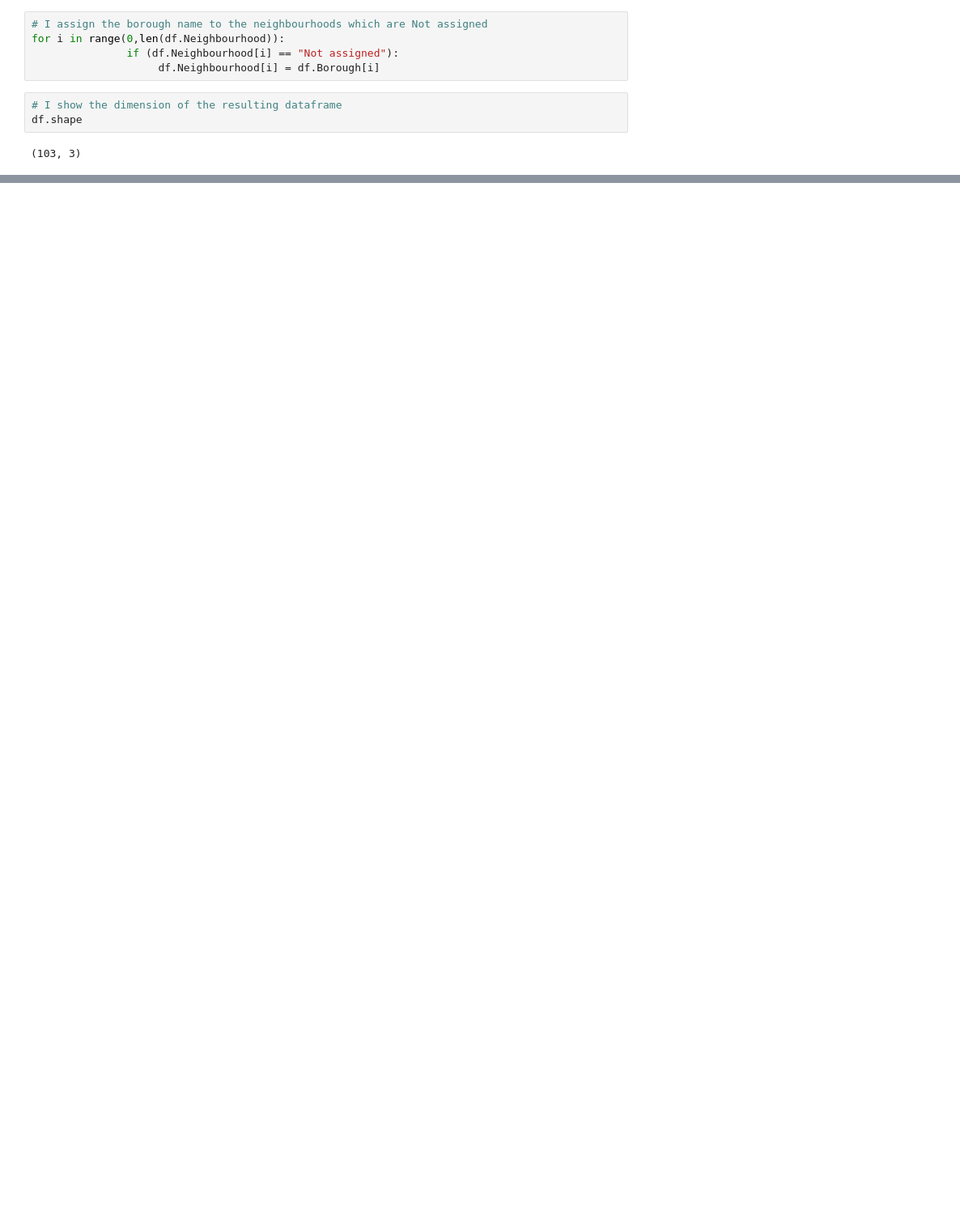
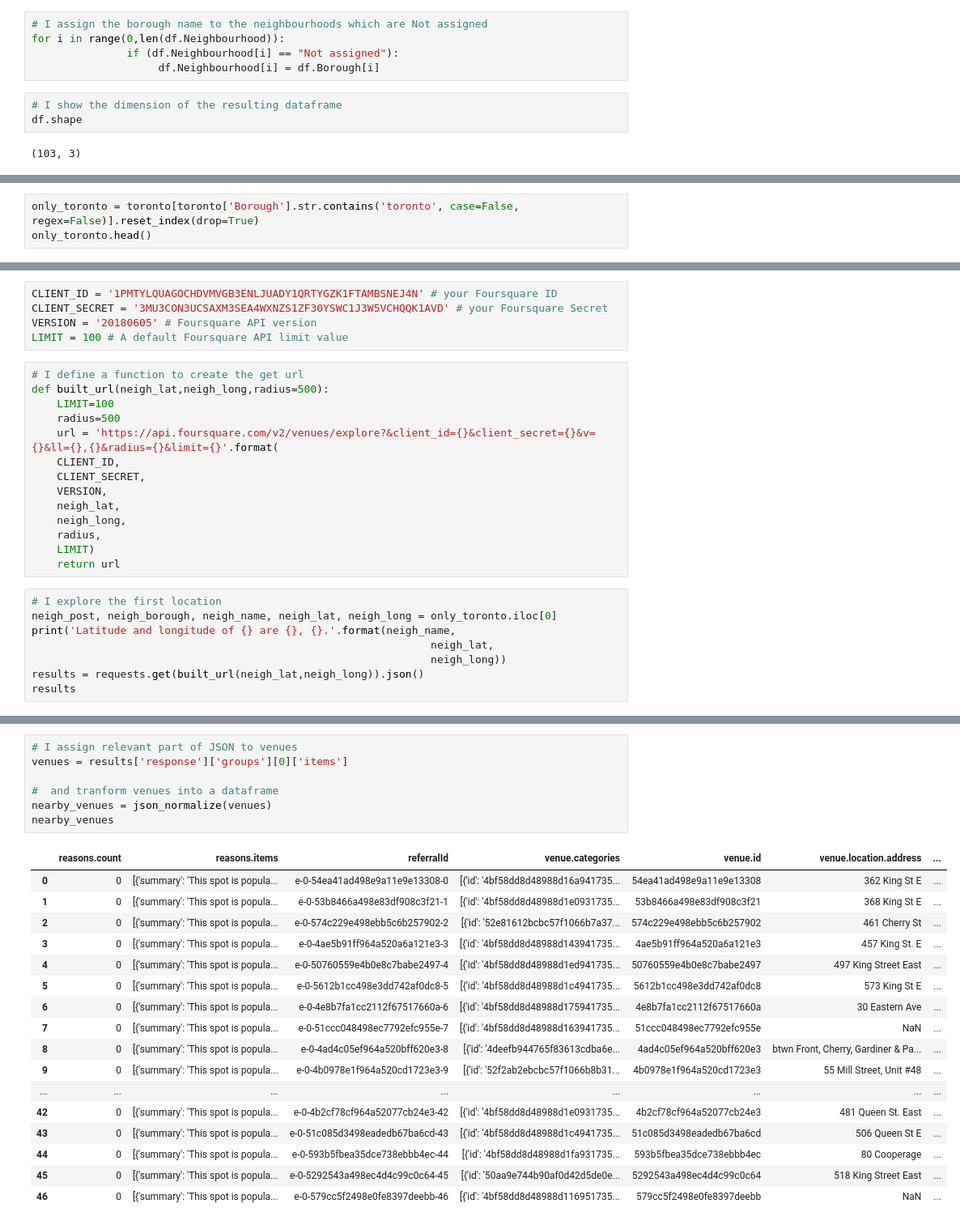
Before and after one commit to fclauss/Coursera_Capstone, a Jupyter notebook: Capstone_Data_Science.ipynb, the cells around one changed output, grey strips where cells are left out. Shown at 81% size. Cells and saved outputs as stored; diff of their text form; blank space fills up the shorter version.

```diff
--- a/Capstone_Data_Science.ipynb
+++ b/Capstone_Data_Science.ipynb
@@ -53,0 +137,3 @@ df.shape
+# %%
+only_toronto = toronto[toronto['Borough'].str.contains('toronto', case=False, regex=False)].reset_index(drop=True)
+only_toronto.head()
@@ -53,0 +181,27 @@ df.shape
+# %%
+CLIENT_ID = '1PMTYLQUAGOCHDVMVGB3ENLJUADY1QRTYGZK1FTAMBSNEJ4N' # your Foursquare ID
+CLIENT_SECRET = '3MU3CON3UCSAXM3SEA4WXNZS1ZF30YSWC1J3W5VCHQQK1AVD' # your Foursquare Secret
+VERSION = '20180605' # Foursquare API version
+LIMIT = 100 # A default Foursquare API limit value
+# %%
+# I define a function to create the get url
+def built_url(neigh_lat,neigh_long,radius=500):
+    LIMIT=100
+    radius=500
+    url = 'https://api.foursquare.com/v2/venues/explore?&client_id={}&client_secret={}&v={}&ll={},{}&radius={}&limit={}'.format(
+    CLIENT_ID,
+    CLIENT_SECRET,
+    VERSION,
+    neigh_lat,
+    neigh_long,
+    radius,
+    LIMIT)
+    return url
+# %%
+# I explore the first location
+neigh_post, neigh_borough, neigh_name, neigh_lat, neigh_long = only_toronto.iloc[0]
+print('Latitude and longitude of {} are {}, {}.'.format(neigh_name,
+                                                               neigh_lat,
+                                                               neigh_long))
+results = requests.get(built_url(neigh_lat,neigh_long)).json()
+results
@@ -53,0 +227,25 @@ df.shape
+# %%
+# I assign relevant part of JSON to venues
+venues = results['response']['groups'][0]['items']
+
+#  and tranform venues into a dataframe
+nearby_venues = json_normalize(venues)
+nearby_venues
+# %% [output]
+|  | reasons.count | reasons.items | referralId | venue.categories | venue.id | venue.location.address | ... |
+| 0 | 0 | [{'summary': 'This spot is popula... | e-0-54ea41ad498e9a11e9e13308-0 | [{'id': '4bf58dd8d48988d16a941735... | 54ea41ad498e9a11e9e13308 | 362 King St E | ... |
+| 1 | 0 | [{'summary': 'This spot is popula... | e-0-53b8466a498e83df908c3f21-1 | [{'id': '4bf58dd8d48988d1e0931735... | 53b8466a498e83df908c3f21 | 368 King St E | ... |
+| 2 | 0 | [{'summary': 'This spot is popula... | e-0-574c229e498ebb5c6b257902-2 | [{'id': '52e81612bcbc57f1066b7a37... | 574c229e498ebb5c6b257902 | 461 Cherry St | ... |
+| 3 | 0 | [{'summary': 'This spot is popula... | e-0-4ae5b91ff964a520a6a121e3-3 | [{'id': '4bf58dd8d48988d143941735... | 4ae5b91ff964a520a6a121e3 | 457 King St. E | ... |
+| 4 | 0 | [{'summary': 'This spot is popula... | e-0-50760559e4b0e8c7babe2497-4 | [{'id': '4bf58dd8d48988d1ed941735... | 50760559e4b0e8c7babe2497 | 497 King Street East | ... |
+| 5 | 0 | [{'summary': 'This spot is popula... | e-0-5612b1cc498e3dd742af0dc8-5 | [{'id': '4bf58dd8d48988d1c4941735... | 5612b1cc498e3dd742af0dc8 | 573 King St E | ... |
+| 6 | 0 | [{'summary': 'This spot is popula... | e-0-4e8b7fa1cc2112f67517660a-6 | [{'id': '4bf58dd8d48988d175941735... | 4e8b7fa1cc2112f67517660a | 30 Eastern Ave | ... |
+| 7 | 0 | [{'summary': 'This spot is popula... | e-0-51ccc048498ec7792efc955e-7 | [{'id': '4bf58dd8d48988d163941735... | 51ccc048498ec7792efc955e | NaN | ... |
+| 8 | 0 | [{'summary': 'This spot is popula... | e-0-4ad4c05ef964a520bff620e3-8 | [{'id': '4deefb944765f83613cdba6e... | 4ad4c05ef964a520bff620e3 | btwn Front, Cherry, Gardiner & Pa... | ... |
+| 9 | 0 | [{'summary': 'This spot is popula... | e-0-4b0978e1f964a520cd1723e3-9 | [{'id': '52f2ab2ebcbc57f1066b8b31... | 4b0978e1f964a520cd1723e3 | 55 Mill Street, Unit #48 | ... |
+| ... | ... | ... | ... | ... | ... | ... | ... |
+| 42 | 0 | [{'summary': 'This spot is popula... | e-0-4b2cf78cf964a52077cb24e3-42 | [{'id': '4bf58dd8d48988d1e0931735... | 4b2cf78cf964a52077cb24e3 | 481 Queen St. East | ... |
+| 43 | 0 | [{'summary': 'This spot is popula... | e-0-51c085d3498eadedb67ba6cd-43 | [{'id': '4bf58dd8d48988d1c4941735... | 51c085d3498eadedb67ba6cd | 506 Queen St E | ... |
+| 44 | 0 | [{'summary': 'This spot is popula... | e-0-593b5fbea35dce738ebbb4ec-44 | [{'id': '4bf58dd8d48988d1fa931735... | 593b5fbea35dce738ebbb4ec | 80 Cooperage | ... |
+| 45 | 0 | [{'summary': 'This spot is popula... | e-0-5292543a498ec4d4c99c0c64-45 | [{'id': '50aa9e744b90af0d42d5de0e... | 5292543a498ec4d4c99c0c64 | 518 King Street East | ... |
+| 46 | 0 | [{'summary': 'This spot is popula... | e-0-579cc5f2498e0fe8397deebb-46 | [{'id': '4bf58dd8d48988d116951735... | 579cc5f2498e0fe8397deebb | NaN | ... |
```
Also changed, not shown: parts of 70 cells of this notebook.
